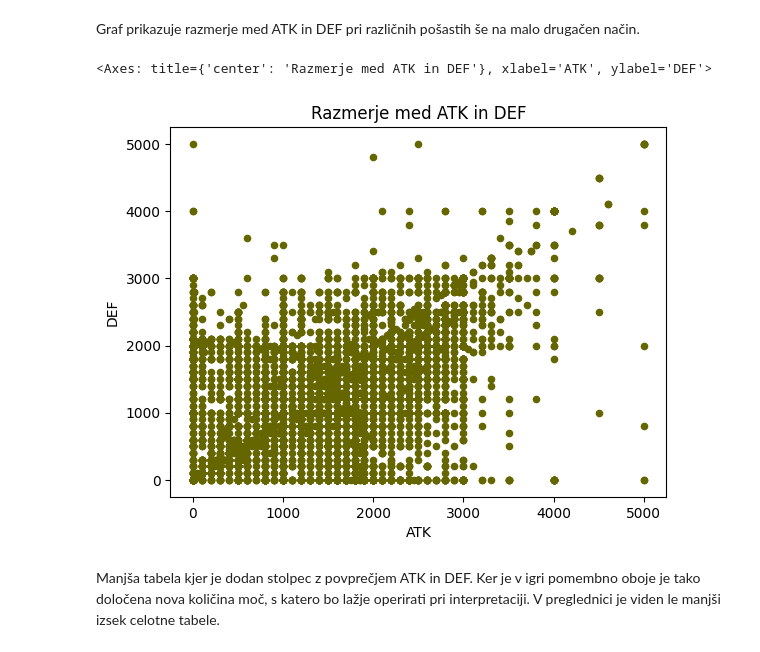
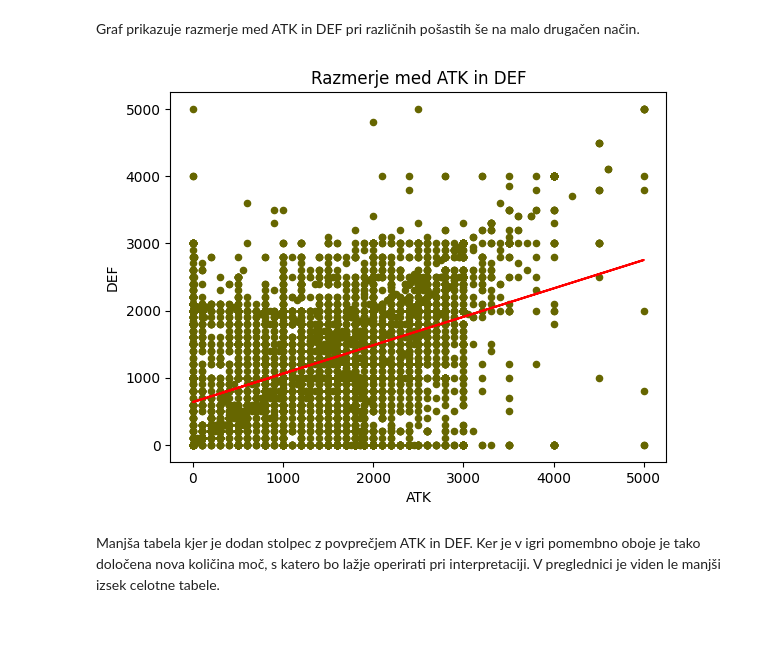
Before and after one commit to sawdem/Projektna-naloga, a Jupyter notebook: prikaz.ipynb, the cells around one changed output. Saved outputs shown, nothing was run; the diff lists cells and outputs as text; code cells hidden in the pictures.

```diff
--- a/prikaz.ipynb
+++ b/prikaz.ipynb
@@ -69,12 +70,16 @@ for container in graf.containers:
 # %% [markdown]
 Graf prikazuje razmerje med ATK in DEF pri različnih pošastih še na malo drugačen način.
 # %%
-pošasti = monsters[monsters["DEF"] < 10000]
+pošasti = monsters[(monsters["DEF"] < 10000) & (monsters["DEF"].notna()) & (monsters["ATK"].notna())]
 #se veliko bolje vidi ker ima le 1 monster "DEF" 16 000
 pošasti.plot.scatter(x="ATK", y="DEF", title="Razmerje med ATK in DEF", color="#666600")
+x = pošasti["ATK"]
+y = pošasti["DEF"]
+k, n, r, p, std_err = stats.linregress(x, y)
+plt.plot(x, x * k + n, color='red')
+plt.show()
 # %% [output]
-<Axes: title={'center': 'Razmerje med ATK in DEF'}, xlabel='ATK', ylabel='DEF'>
-[figure, old version]
+[figure, new version]
 # %% [markdown]
 Manjša tabela kjer je dodan stolpec z povprečjem ATK in DEF. Ker je v igri pomembno oboje je tako določena nova količina moč, s katero bo lažje operirati pri interpretaciji. V preglednici je viden le manjši izsek celotne tabele.
 # %%
```
Also changed, not shown: parts of 4 cells of this notebook.
